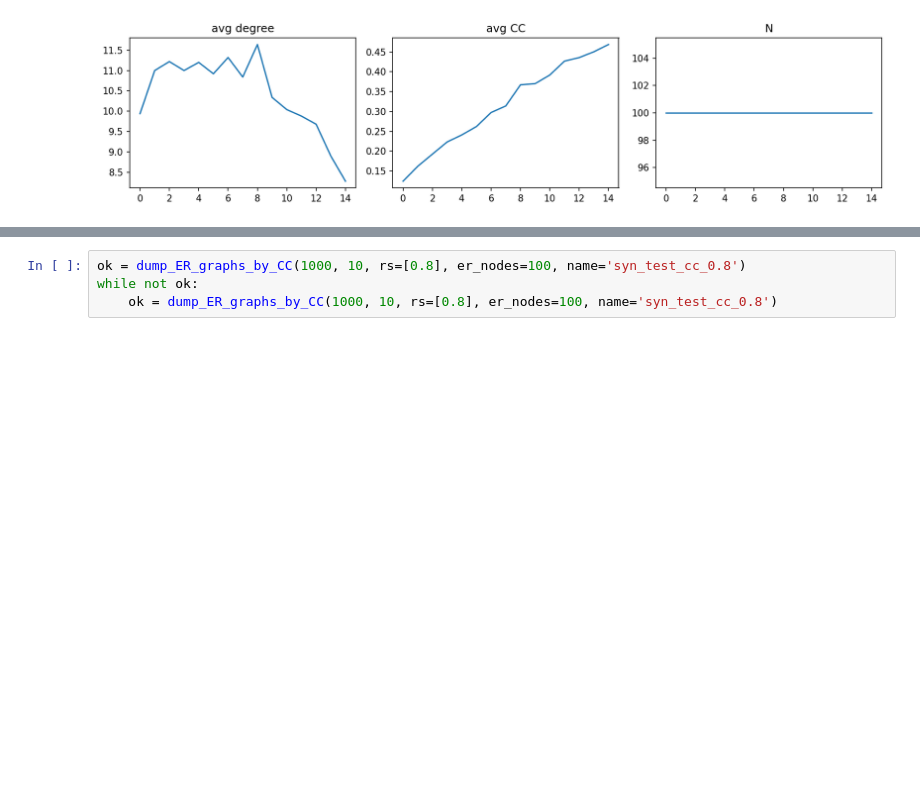
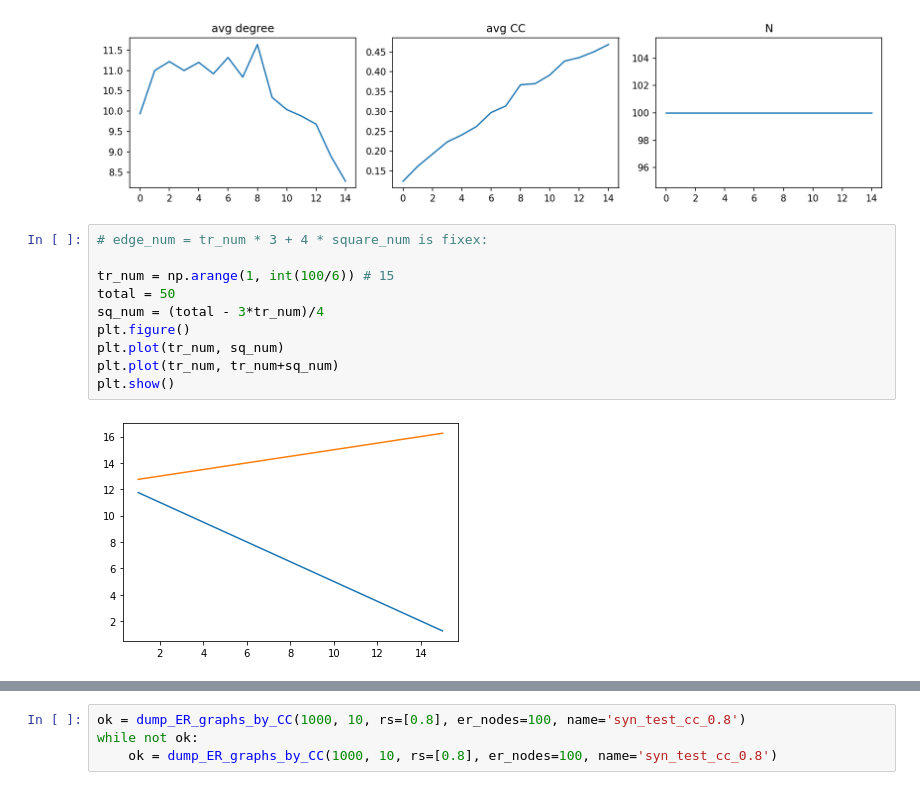
Before and after one commit to ICLab4DL/GNNBenchEffectiveness, a Jupyter notebook: dataset_utils/synthetic_dataset.ipynb, the cells around one changed output, grey strips where cells are left out. Saved outputs shown, nothing was run; the diff lists cells and outputs as text; blank space fills up the shorter version.

```diff
--- a/dataset_utils/synthetic_dataset.ipynb
+++ b/dataset_utils/synthetic_dataset.ipynb
@@ -484,6 +485,18 @@ axes[2].set_title('N')
 plt.tight_layout()
 # %% [output]
 [figure]
+# %%
+# edge_num = tr_num * 3 + 4 * square_num is fixex:
+
+tr_num = np.arange(1, int(100/6)) # 15
+total = 50
+sq_num = (total - 3*tr_num)/4
+plt.figure()
+plt.plot(tr_num, sq_num)
+plt.plot(tr_num, tr_num+sq_num)
+plt.show()
+# %% [output]
+[figure, added]
 # %%
 import random
 from functools import reduce
```
Also changed, not shown: parts of 9 cells of this notebook, 1 other file.
